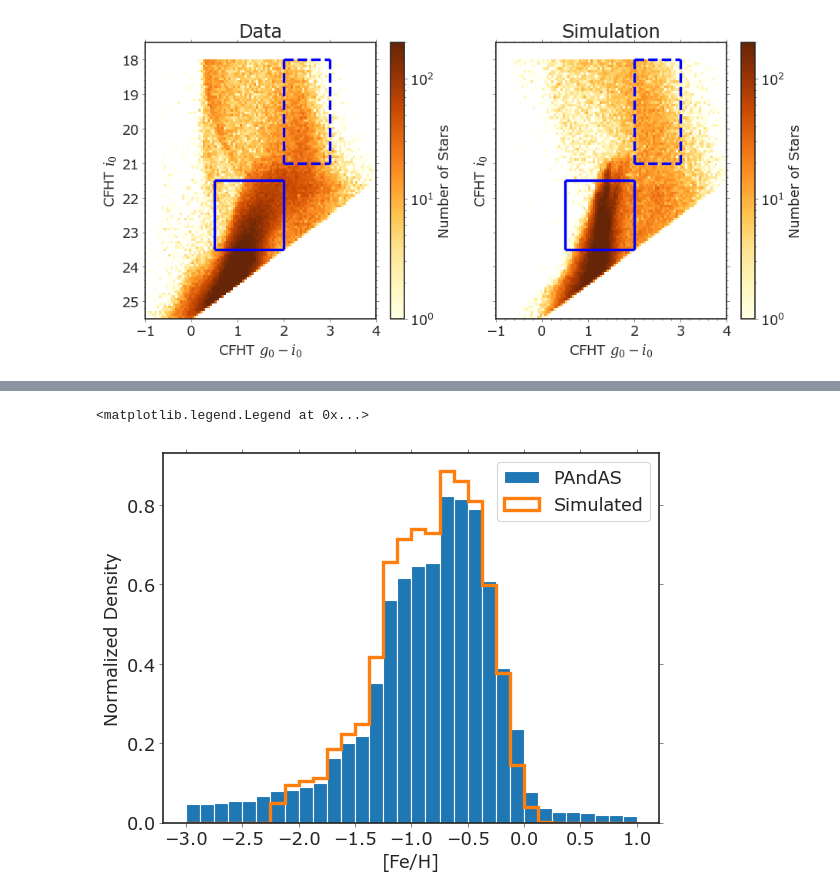
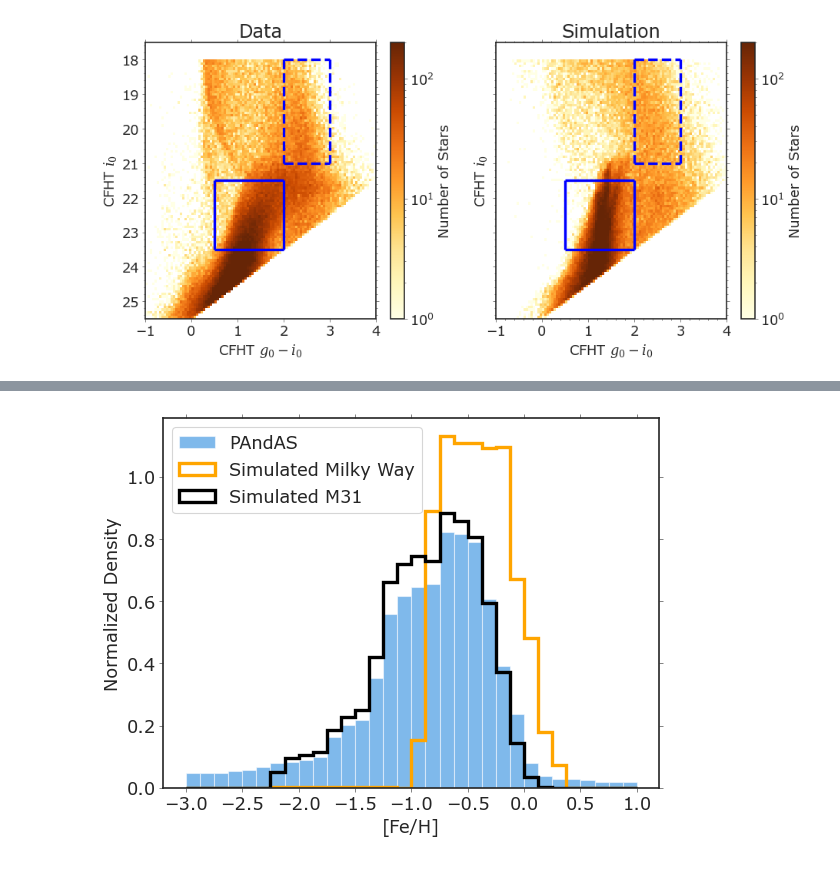
Before and after one commit to caganze/stellarstreams, a Jupyter notebook: notebooks/Visualize MW and M31 Stars.ipynb, the cells around one changed output, grey strips where cells are left out. Saved outputs shown, nothing was run; the diff lists cells and outputs as text; code cells hidden in the pictures.

```diff
--- a/notebooks/Visualize MW and M31 Stars.ipynb
+++ b/notebooks/Visualize MW and M31 Stars.ipynb
@@ -207,9 +222,12 @@ simulated_CMD_CFHT_rgc10_20.jpeg
 # %%
 fig, ax=plt.subplots()
-_= ax.hist(data.FeH_phot.values, range=[-3, 1], density=True, bins=32, label='PAndAS')
-_= ax.hist(df.MH, range=[-3, 1], density=True, histtype='step',bins=32, lw=3, label='Simulated')
+_= ax.hist(data.FeH_phot.values, range=[-3, 1], density=True, bins=32, label='PAndAS', log=False, alpha=0.5,  color='#0074D9')
+_= ax.hist(df.MH[df.galaxy=='MW'], range=[-3, 1], density=True, histtype='step',bins=32, lw=3,\
+           label='Simulated Milky Way', color='orange', log=False)
+_= ax.hist(df.MH[df.galaxy=='M31'], range=[-3, 1], density=True, histtype='step',bins=32, \
+           lw=3, label='Simulated M31', color='k', log=False)
 ax.set(xlabel='[Fe/H]', ylabel='Normalized Density')
 ax.legend()
+plt.savefig('../figures/simulated_metallicities_rgc{}.jpeg'.format(rgc),  bbox_inches='tight')
 # %% [output]
-<matplotlib.legend.Legend at 0x...>
-[figure, old version]
+[figure, new version]
```
Also changed, not shown: parts of 11 cells of this notebook, 7 other files.
